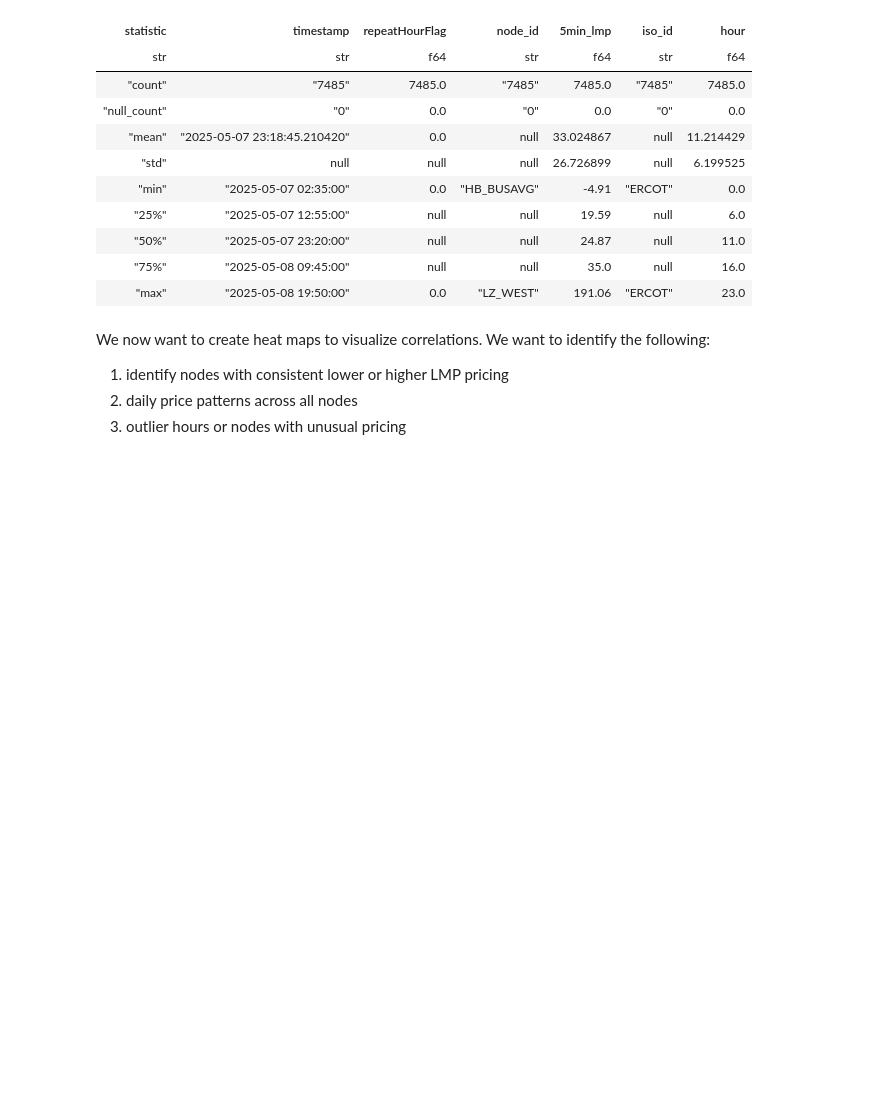
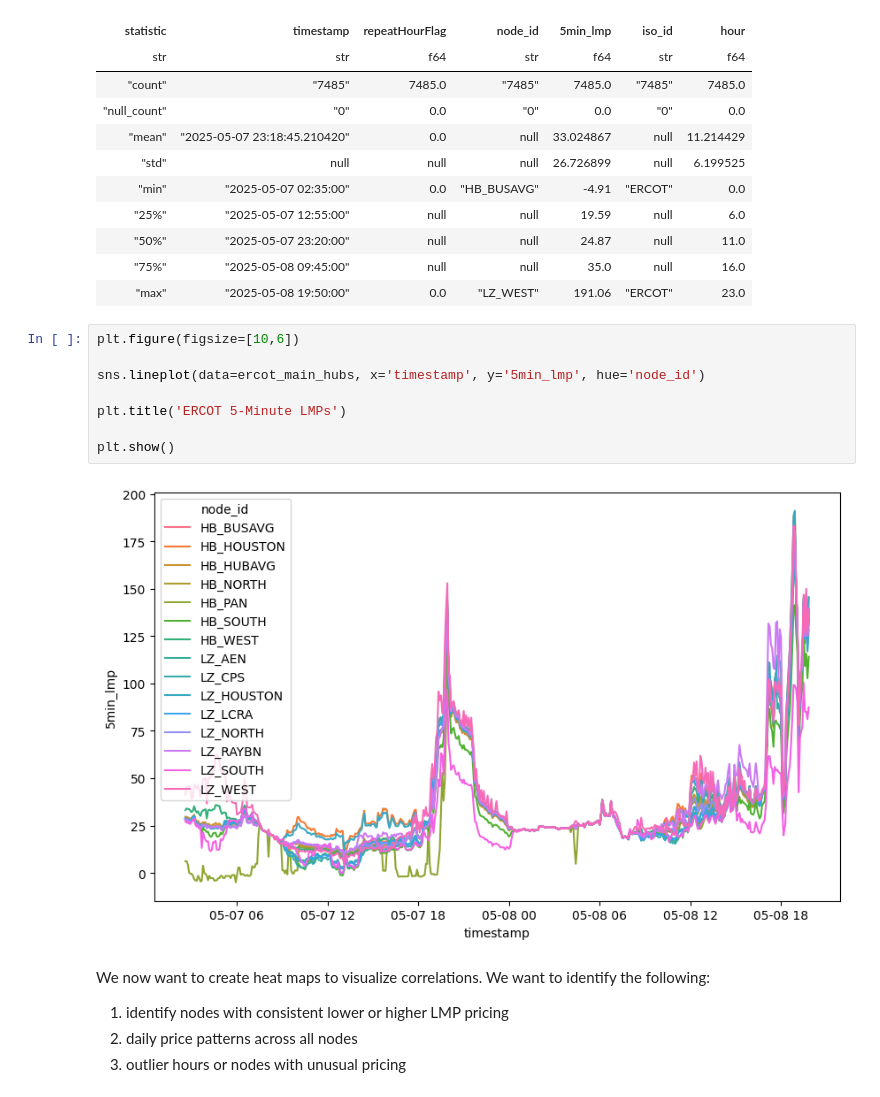
Before and after one commit to aangelsalazarr/us_electricity_pricing, a Jupyter notebook: statistical_analysis.ipynb, the cells around one changed output. Drawn from its saved outputs; the diff is of its cells as text; blank space fills up the shorter version.

Commit message:
lineplot add

```diff
--- a/statistical_analysis.ipynb
+++ b/statistical_analysis.ipynb
@@ -127,6 +127,16 @@ shape: (9, 7)
 | "50%" | "2025-05-07 23:20:00" | null | null | 24.87 | null | 11.0 |
 | "75%" | "2025-05-08 09:45:00" | null | null | 35.0 | null | 16.0 |
 | "max" | "2025-05-08 19:50:00" | 0.0 | "LZ_WEST" | 191.06 | "ERCOT" | 23.0 |
+# %%
+plt.figure(figsize=[10,6])
+
+sns.lineplot(data=ercot_main_hubs, x='timestamp', y='5min_lmp', hue='node_id')
+
+plt.title('ERCOT 5-Minute LMPs')
+
+plt.show()
+# %% [output]
+[figure, added]
 # %% [markdown]
 We now want to create heat maps to visualize correlations. We want to identify the following:
 1. identify nodes with consistent lower or higher LMP pricing
```
